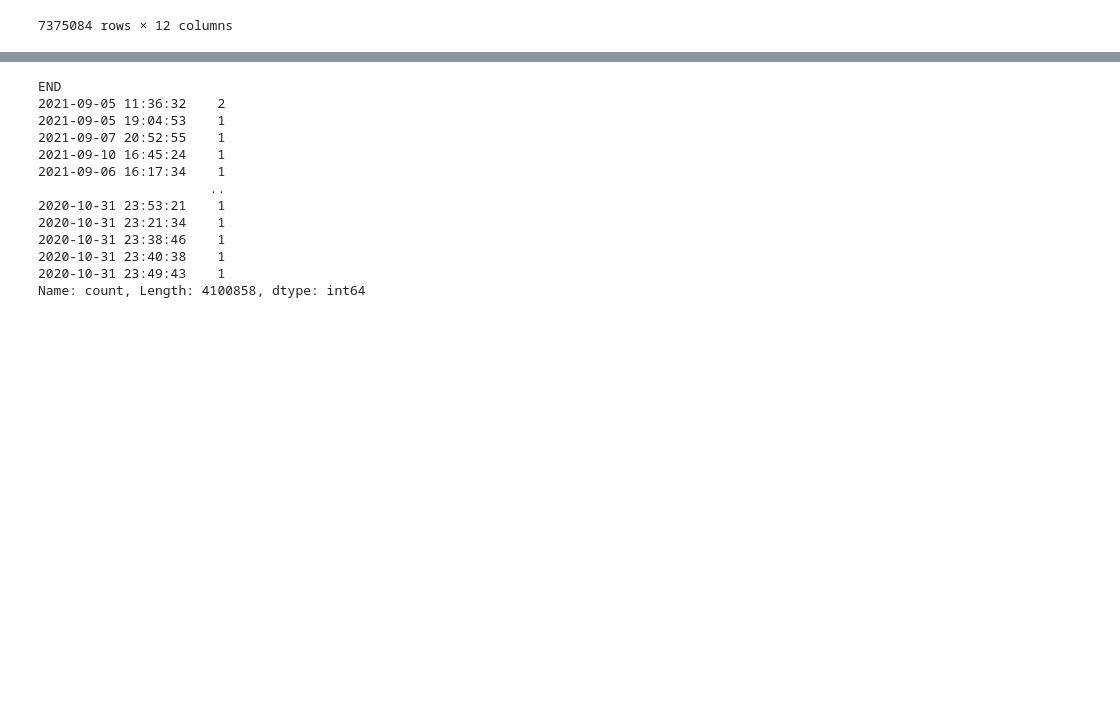
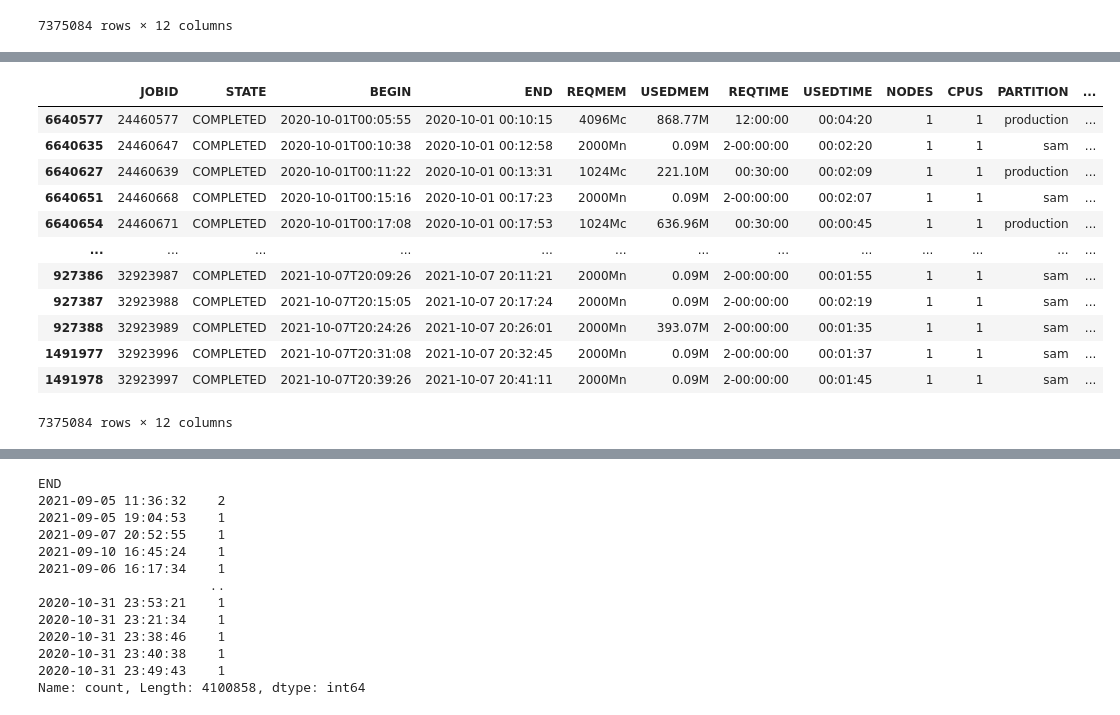
Before and after one commit to nss-data-science-cohort-8/accre-mashed-potatoes, a Jupyter notebook: notebooks/accre_maria.ipynb, the cells around one changed output, grey strips where cells are left out. Drawn from its saved outputs; the diff is of its cells as text; code cells hidden in the pictures; blank space fills up the shorter version.

```diff
--- a/notebooks/accre_maria.ipynb
+++ b/notebooks/accre_maria.ipynb
@@ -195,0 +230,17 @@ See the caveats in the documentation: https://pandas.pydata.org/pandas-docs/stab
+# %%
+jobs_completed = jobs_completed.sort_values('END')
+jobs_completed
+# %% [output]
+|  | JOBID | STATE | BEGIN | END | REQMEM | USEDMEM | REQTIME | USEDTIME | NODES | CPUS | PARTITION | ... |
+| 6640577 | 24460577 | COMPLETED | 2020-10-01T00:05:55 | 2020-10-01 00:10:15 | 4096Mc | 868.77M | 12:00:00 | 00:04:20 | 1 | 1 | production | ... |
+| 6640635 | 24460647 | COMPLETED | 2020-10-01T00:10:38 | 2020-10-01 00:12:58 | 2000Mn | 0.09M | 2-00:00:00 | 00:02:20 | 1 | 1 | sam | ... |
+| 6640627 | 24460639 | COMPLETED | 2020-10-01T00:11:22 | 2020-10-01 00:13:31 | 1024Mc | 221.10M | 00:30:00 | 00:02:09 | 1 | 1 | production | ... |
+| 6640651 | 24460668 | COMPLETED | 2020-10-01T00:15:16 | 2020-10-01 00:17:23 | 2000Mn | 0.09M | 2-00:00:00 | 00:02:07 | 1 | 1 | sam | ... |
+| 6640654 | 24460671 | COMPLETED | 2020-10-01T00:17:08 | 2020-10-01 00:17:53 | 1024Mc | 636.96M | 00:30:00 | 00:00:45 | 1 | 1 | production | ... |
+| ... | ... | ... | ... | ... | ... | ... | ... | ... | ... | ... | ... | ... |
+| 927386 | 32923987 | COMPLETED | 2021-10-07T20:09:26 | 2021-10-07 20:11:21 | 2000Mn | 0.09M | 2-00:00:00 | 00:01:55 | 1 | 1 | sam | ... |
+| 927387 | 32923988 | COMPLETED | 2021-10-07T20:15:05 | 2021-10-07 20:17:24 | 2000Mn | 0.09M | 2-00:00:00 | 00:02:19 | 1 | 1 | sam | ... |
+| 927388 | 32923989 | COMPLETED | 2021-10-07T20:24:26 | 2021-10-07 20:26:01 | 2000Mn | 393.07M | 2-00:00:00 | 00:01:35 | 1 | 1 | sam | ... |
+| 1491977 | 32923996 | COMPLETED | 2021-10-07T20:31:08 | 2021-10-07 20:32:45 | 2000Mn | 0.09M | 2-00:00:00 | 00:01:37 | 1 | 1 | sam | ... |
+| 1491978 | 32923997 | COMPLETED | 2021-10-07T20:39:26 | 2021-10-07 20:41:11 | 2000Mn | 0.09M | 2-00:00:00 | 00:01:45 | 1 | 1 | sam | ... |
+7375084 rows × 12 columns
```
Also changed, not shown: parts of 9 cells of this notebook.
